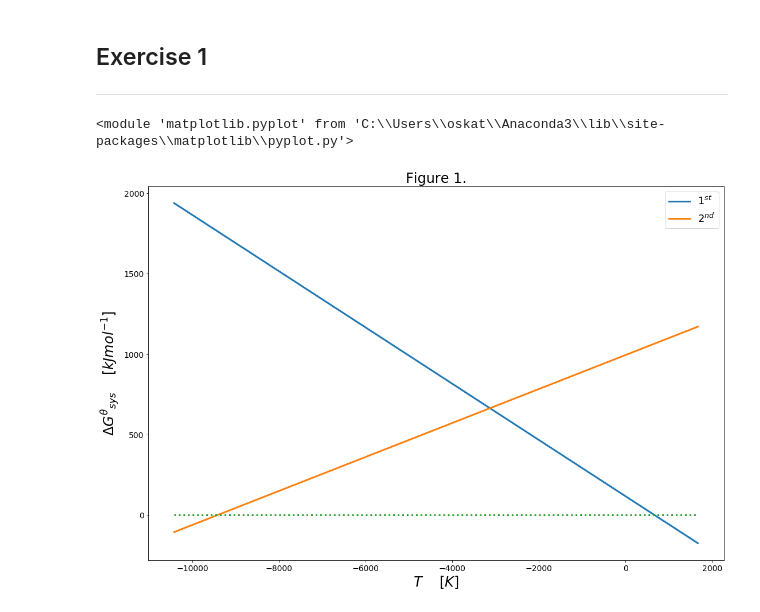
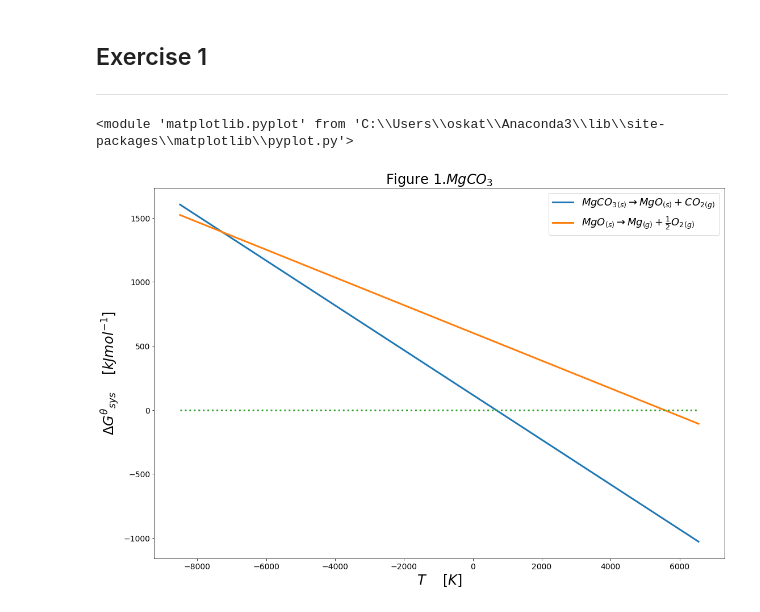
Before and after one commit to KiraSensei13/MNT_ITESM_courses, a Jupyter notebook: 2.2.ThermodynamicsOfMaterials/classActivity01/Untitled.ipynb, the cells around one changed output. Drawn from its saved outputs; the diff is of its cells as text; code cells hidden in the pictures.

Commit message:
plot labels

```diff
--- a/2.2.ThermodynamicsOfMaterials/classActivity01/Untitled.ipynb
+++ b/2.2.ThermodynamicsOfMaterials/classActivity01/Untitled.ipynb
@@ -50,38 +50,38 @@ plt.subplots(figsize=(3*scale, 2*scale));
 P = 1.01; #Kg/m3
 Cp = 1965; #J/Kg K
 T0 = 298.15; #K
 k = np.linspace(0.0, 0.00012, 1000);
 L0 = 1; #length in the absence of applied stress
 Clv = 0.178; #J/K mol
 
-Tmin = -9418.4096 - 1000
-Tmax = 668.733 + 1000
+Tmin = -7500 - 1000
+Tmax = 5552.035 + 1000
 T = np.linspace(Tmin, Tmax, 1000);
 
 # Plot
 H = 116.926
 S = 0.174847
 G1 = G_(H, S, T)
-plt.plot(T, G1, '-', linewidth=3, label=r'$1^{st}$');
+plt.plot(T, G1, '-', linewidth=3, label=r'$ {Mg C O_3}_{(s)} \rightarrow {Mg O}_{(s)} + {C O_2}_{(g)} $');
 
-H = 994.763
-S = -0.105619
+H = 601.241
+S = 0.108292
 G2 = G_(H, S, T)
-plt.plot(T, G2, '-', linewidth=3, label=r'$2^{nd}$');
+plt.plot(T, G2, '-', linewidth=3, label=r'$ {Mg O}_{(s)} \rightarrow {Mg}_{(g)} + \frac{1}{2}{O_2}_{(g)} $');
 
 Tzeros = np.linspace(0, 0, 1000);
 plt.plot(T, Tzeros, ':', linewidth=3);
 
 #T298 = np.linspace(298, 298, 1000);
 #y = np.linspace(min(G1), max(G1), 1000);
 #plt.plot(Tzeros, y, ':', linewidth=3);
 
 # Display plots
 plt.xlabel(r'$T$' + '    ' + r'$[K]$', fontsize=24);
 plt.ylabel(r'${{\Delta G}^\theta}_{sys}$' + '    ' + r'$[kJ mol^{-1}]$', fontsize=24);
-plt.title("Figure 1.", size=24);
+plt.title('Figure 1.' + r'$ {Mg C O_3}_{(s)} $', size=24);
 plt.legend(prop={'size': 18});
 display(plt);
 # %% [output]
 <module 'matplotlib.pyplot' from 'C:\\Users\\oskat\\Anaconda3\\lib\\site-packages\\matplotlib\\pyplot.py'>
-[figure, old version]
+[figure, new version]
```
Also changed, not shown: 33 other files.
